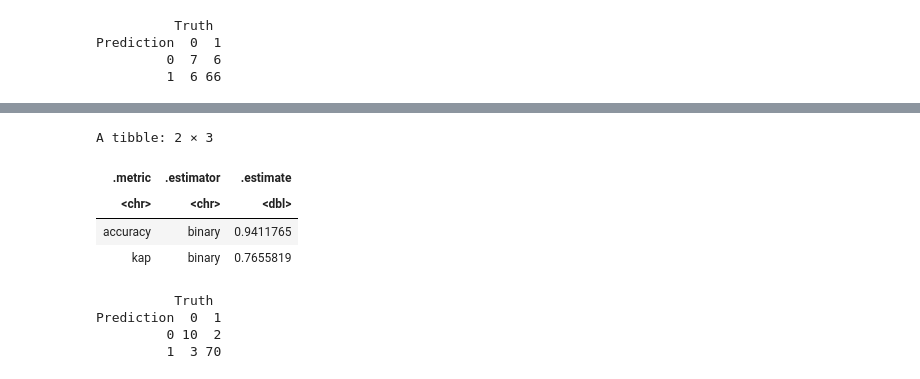
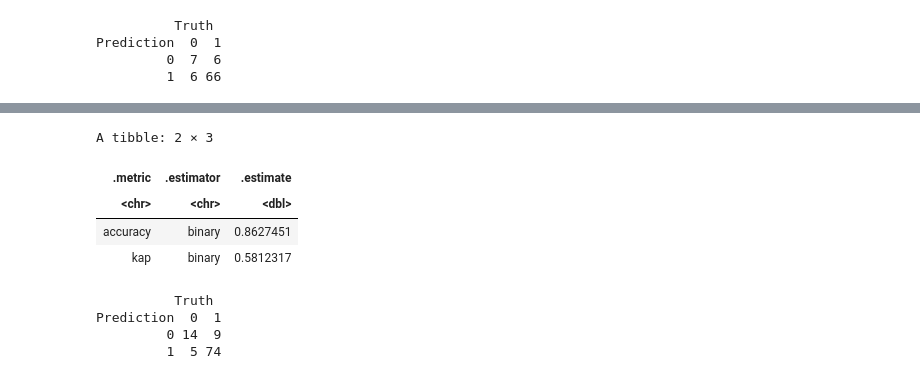
Before and after one commit to fulleraltamiranoe/audit_data, a Jupyter notebook: Audit.ipynb, the cells around one changed output, grey strips where cells are left out. Drawn from its saved outputs; the diff is of its cells as text; code cells hidden in the pictures.

```diff
--- a/Audit.ipynb
+++ b/Audit.ipynb
@@ -154,11 +154,11 @@ Prediction  0  1
 options(repr.plot.width = 12, repr.plot.height = 8)
 library(scales)
 # Treat Risk as a categorical variable.
-audit_trial
+audit_trial2 <- audit_trial_data %>%
+    mutate(Risk = as_factor(Risk)) %>%
+    filter(TOTAL > 0, Money_Value > 0)
 
-
-
-audit_plot_2 <- audit_trial %>%
+audit_plot_2 <- audit_trial2 %>%
     ggplot(aes(x = Money_Value, y = TOTAL, colour = Risk)) +
     geom_point() +
     labs(x = "Money Value [USD$]", y = "Total Value of Discrepancies Found [USD$]", colour = "Audit") +
@@ -182,7 +172,11 @@ A spec_tbl_df: 341 × 18
 # %%
 
 # Training (Historical discrepancy score (numbers) and the in unplanned expenditures (PARA_B))
-audit_recipe_2 <- recipe(Risk ~ numbers + TOTAL + Money_Value, data = audit_train) %>%
+audit_split2 <- initial_split(audit_trial2, prop = 3/4, strata = Risk)
+audit_train2 <- training(audit_split2)
+audit_test2 <- testing(audit_split2)
+
+audit_recipe_2 <- recipe(Risk ~ numbers + TOTAL + Money_Value, data = audit_train2) %>%
     step_scale(all_predictors())%>%
     step_center(all_predictors())
 
@@ -209,33 +203,33 @@ accuracy_versus_k2
 # %%
-## K = 2 seems to be the most accurate
-audit_knn_spec2 <- nearest_neighbor(weight_func = 'rectangular', neighbors = 2) %>%
+## K = 3 seems to be the most accurate
+audit_knn_spec2 <- nearest_neighbor(weight_func = 'rectangular', neighbors = 3) %>%
     set_engine('kknn') %>%
     set_mode('classification')
 
 audit_fit2 <- workflow() %>%
     add_recipe(audit_recipe_2) %>%
     add_model(audit_knn_spec2) %>%
-    fit(data = audit_train)
+    fit(data = audit_train2)
 
-audit_test_predictions2 <- predict(audit_fit2, audit_test) %>%
-    bind_cols(audit_test)
+audit_test_predictions2 <- predict(audit_fit2, audit_test2) %>%
+    bind_cols(audit_test2)
 
 predictions_accuracy2 <- audit_test_predictions2 %>%
     metrics(truth = Risk, estimate = .pred_class)
 
 predictions_accuracy2
 
 audit_mat2 <- audit_test_predictions2 %>%
     conf_mat(truth = Risk, estimate = .pred_class)
 
 audit_mat2
 # %% [output]
 A tibble: 2 × 3
 | .metric | .estimator | .estimate |
 | <chr> | <chr> | <dbl> |
-| accuracy | binary | 0.9411765 |
-| kap | binary | 0.7655819 |
+| accuracy | binary | 0.8627451 |
+| kap | binary | 0.5812317 |
           Truth
 Prediction  0  1
-         0 10  2
-         1  3 70
+         0 14  9
+         1  5 74
```
Also changed, not shown: parts of 5 cells of this notebook.
